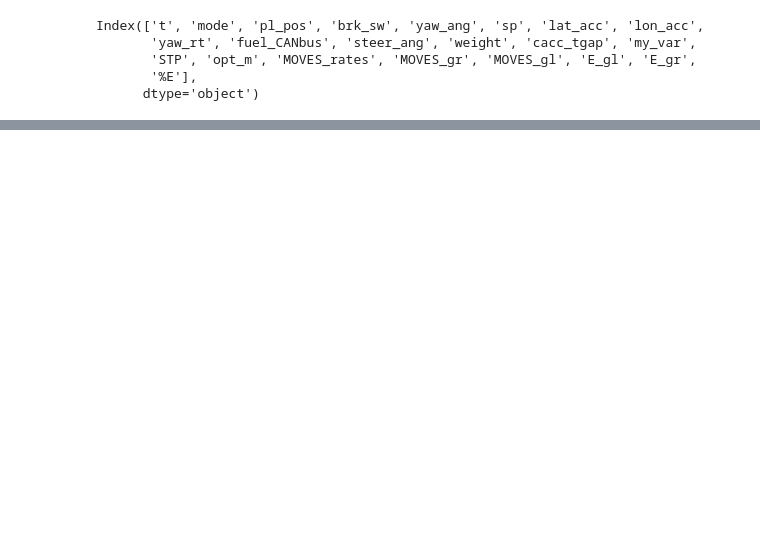
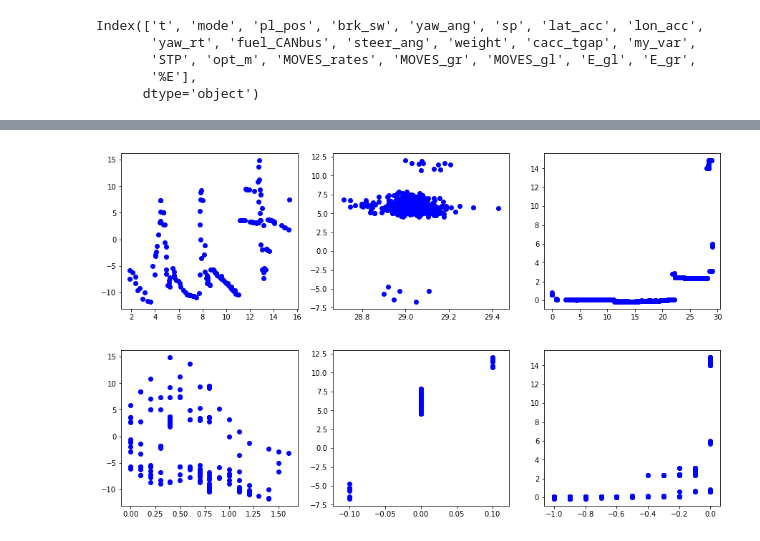
Before and after one commit to haniramezani/prepare-fuel-data, a Jupyter notebook: DC.ipynb, the cells around one changed output, grey strips where cells are left out. Saved outputs shown, nothing was run; the diff lists cells and outputs as text; code cells hidden in the pictures; blank space fills up the shorter version.

```diff
--- a/DC.ipynb
+++ b/DC.ipynb
@@ -76,0 +291,21 @@ plot_data(trk1_2t, df_trk1_2t)
+# %%
+v_1,v_2, v_3=[],[],[]
+for df in [trk1_acc, trk1_const, trk1_dec]:
+    v_3.append(df.E_gr)
+    v_1.append(df.sp)
+    v_2.append(df.lon_acc)
+
+fig, ax=plt.subplots(1,3, figsize=(15,4))
+fig, ax1=plt.subplots(1,3, figsize=(15,4))
+for i in range(len(x)):
+    ax[i].scatter(v_1[i],v_3[i], color='blue')
+    #ax[i].scatter(v_2[i],v_3[i], color='red')
+for i in range(len(x)):
+    ax1[i].scatter(v_2[i],v_3[i], color='blue')
+    #ax[i].plot(x[i]-0.3,y_CBD[i], color='red')
+
+plt.show()
+#basicplot(, df_dc.MOVES_gr)
+# %% [output]
+[figure, added]
+[figure, added]
```
Also changed, not shown: parts of 25 cells of this notebook.
